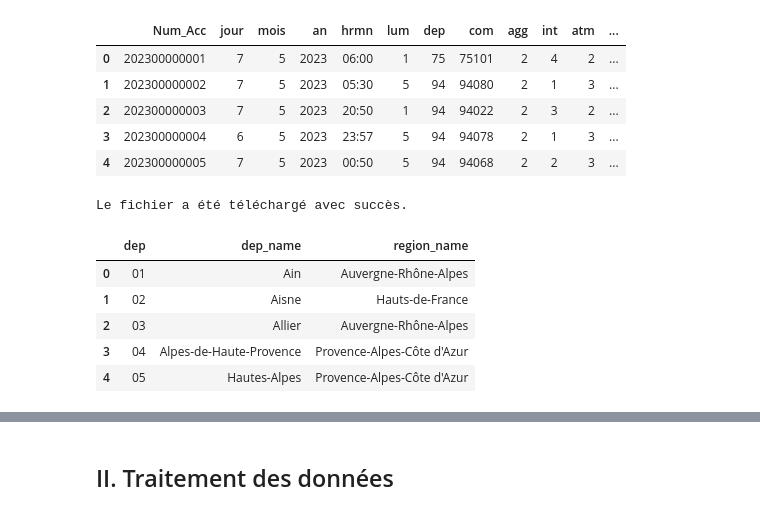
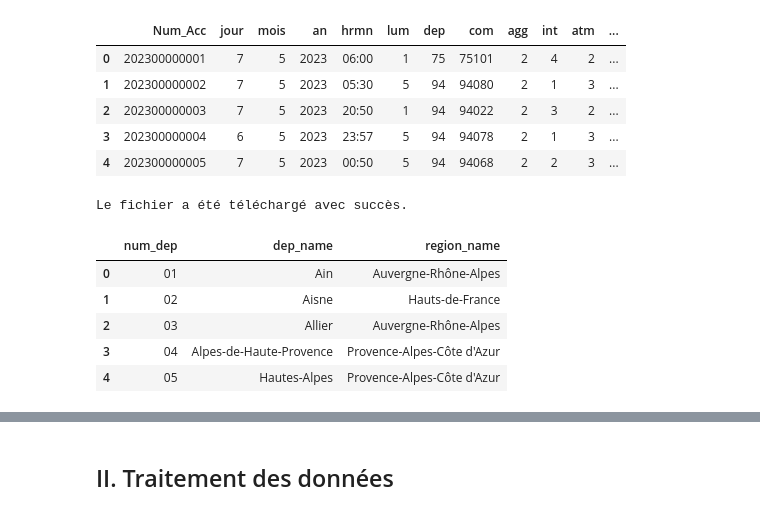
Before and after one commit to celineferbach/Projet-accidents-de-la-route, a Jupyter notebook: importation.ipynb, the cells around one changed output, grey strips where cells are left out. Saved outputs shown, nothing was run; the diff lists cells and outputs as text; code cells hidden in the pictures.

```diff
--- a/importation.ipynb
+++ b/importation.ipynb
@@ -133,15 +133,15 @@ Le fichier a été téléchargé avec succès.
 # %%
 #Chargement du fichier de correspondance region-departement
 
 dataset_id = "987227fb-dcb2-429e-96af-8979f97c9c84"
 fichier_csv = "departements-region.csv"
 
 df_region_dep = recuperer_donnees(dataset_id,fichier_csv,',')
-df_region_dep = df_region_dep.rename(columns = {'num_dep' : 'dep'})
+#df_region_dep = df_region_dep.rename(columns = {'num_dep' : 'dep'})
 df_region_dep.head()
 # %% [output]
 Le fichier a été téléchargé avec succès.
-|  | dep | dep_name | region_name |
+|  | num_dep | dep_name | region_name |
 | 0 | 01 | Ain | Auvergne-Rhône-Alpes |
 | 1 | 02 | Aisne | Hauts-de-France |
 | 2 | 03 | Allier | Auvergne-Rhône-Alpes |
```
Also changed, not shown: parts of 44 cells of this notebook.
